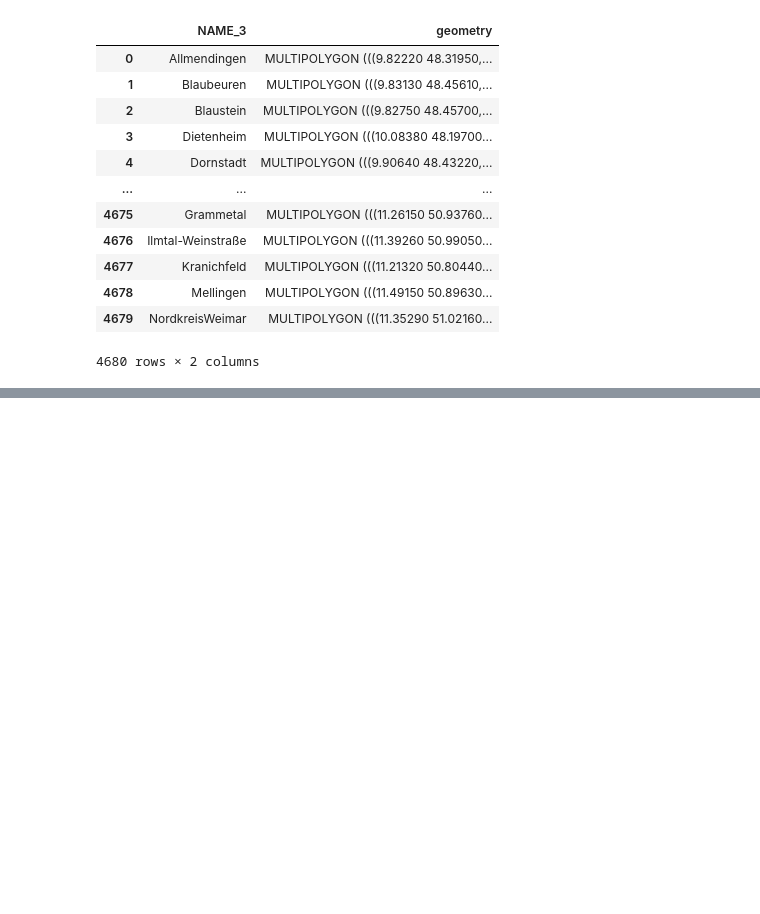
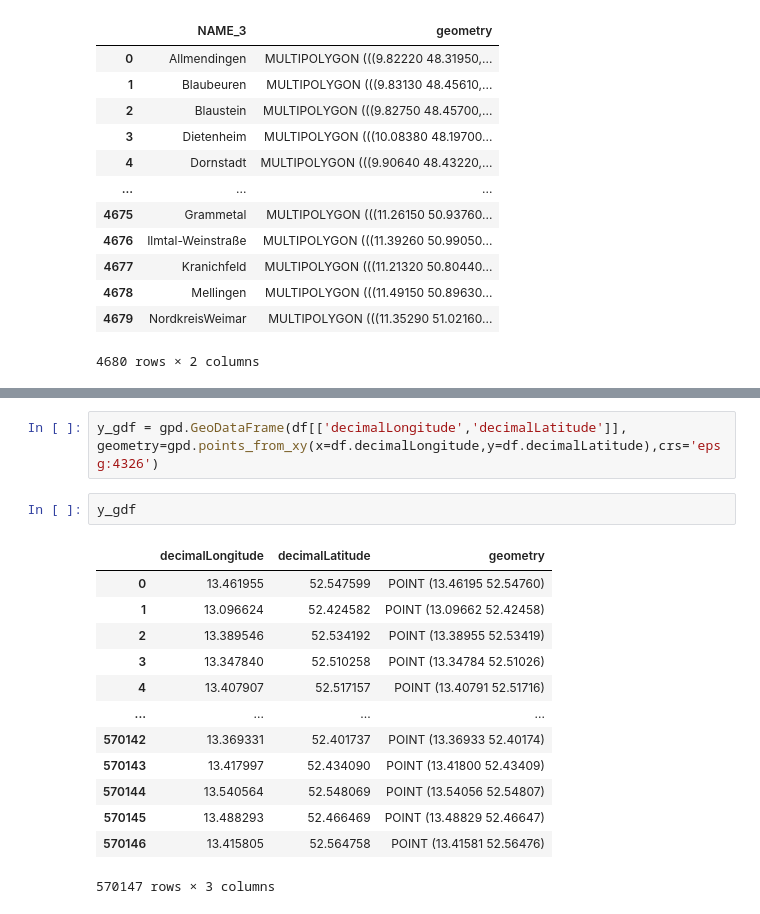
Before and after one commit to zilikons/demeter, a Jupyter notebook: notebooks/zilikons_notebook.ipynb, the cells around one changed output, grey strips where cells are left out. Saved outputs shown, nothing was run; the diff lists cells and outputs as text; blank space fills up the shorter version.

```diff
--- a/notebooks/zilikons_notebook.ipynb
+++ b/notebooks/zilikons_notebook.ipynb
@@ -25,0 +62,18 @@ germany[germany['NAME_3']=='Berlin'].plot()
+# %%
+y_gdf = gpd.GeoDataFrame(df[['decimalLongitude','decimalLatitude']], geometry=gpd.points_from_xy(x=df.decimalLongitude,y=df.decimalLatitude),crs='epsg:4326')
+# %%
+y_gdf
+# %% [output]
+|  | decimalLongitude | decimalLatitude | geometry |
+| 0 | 13.461955 | 52.547599 | POINT (13.46195 52.54760) |
+| 1 | 13.096624 | 52.424582 | POINT (13.09662 52.42458) |
+| 2 | 13.389546 | 52.534192 | POINT (13.38955 52.53419) |
+| 3 | 13.347840 | 52.510258 | POINT (13.34784 52.51026) |
+| 4 | 13.407907 | 52.517157 | POINT (13.40791 52.51716) |
+| ... | ... | ... | ... |
+| 570142 | 13.369331 | 52.401737 | POINT (13.36933 52.40174) |
+| 570143 | 13.417997 | 52.434090 | POINT (13.41800 52.43409) |
+| 570144 | 13.540564 | 52.548069 | POINT (13.54056 52.54807) |
+| 570145 | 13.488293 | 52.466469 | POINT (13.48829 52.46647) |
+| 570146 | 13.415805 | 52.564758 | POINT (13.41581 52.56476) |
+570147 rows × 3 columns
```
Also changed, not shown: parts of 7 cells of this notebook, 1 other file.
